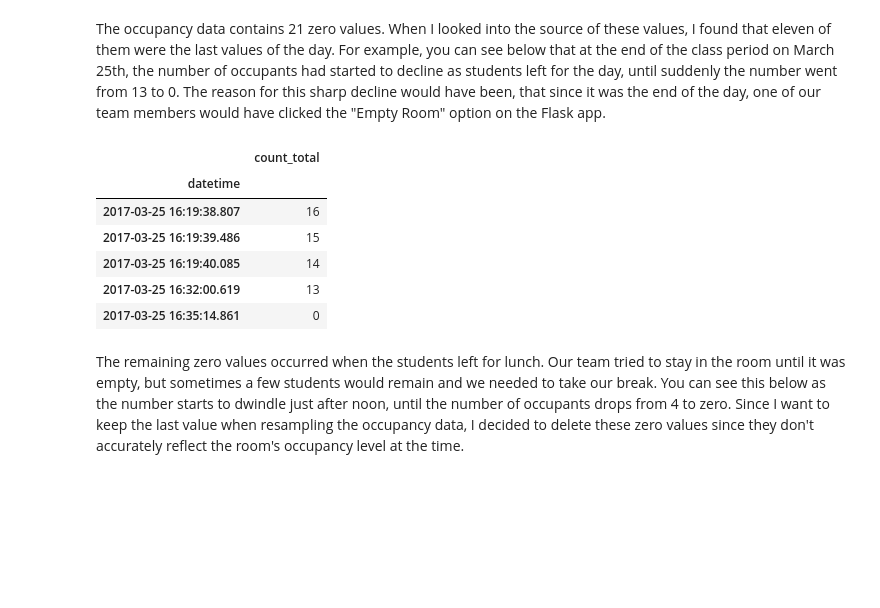
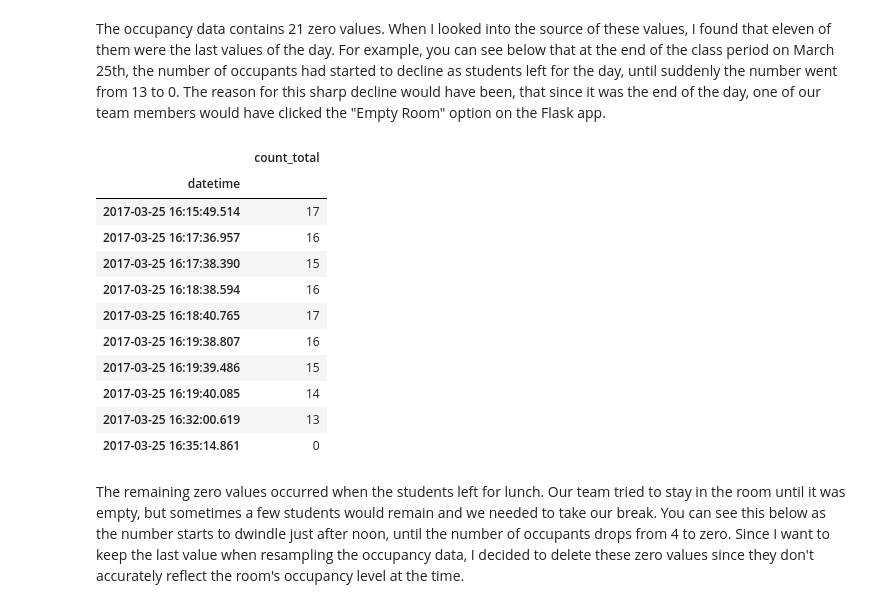
Before and after one commit to Kautumn06/classroom-occupancy, a Jupyter notebook: notebooks/DataWrangling.ipynb, the cells around one changed output. Saved outputs shown, nothing was run; the diff lists cells and outputs as text; code cells hidden in the pictures; blank space fills up the shorter version.

```diff
--- a/notebooks/DataWrangling.ipynb
+++ b/notebooks/DataWrangling.ipynb
@@ -870,10 +875,15 @@ The occupancy data contains 21 zero values. When I looked into the source of the
 The reason for this sharp decline would have been, that since it was the end of the day, one of our team members would have clicked the "Empty Room" option on the Flask app.
 # %%
 # Identify the zero value at the end of March 25, 2017
-occupancy_data['2017-03-25'].tail()
+occupancy_data['2017-03-25'].tail(10)
 # %% [output]
 |  | count_total |
 | datetime |  |
+| 2017-03-25 16:15:49.514 | 17 |
+| 2017-03-25 16:17:36.957 | 16 |
+| 2017-03-25 16:17:38.390 | 15 |
+| 2017-03-25 16:18:38.594 | 16 |
+| 2017-03-25 16:18:40.765 | 17 |
 | 2017-03-25 16:19:38.807 | 16 |
 | 2017-03-25 16:19:39.486 | 15 |
 | 2017-03-25 16:19:40.085 | 14 |
```
Also changed, not shown: parts of 30 cells of this notebook.
